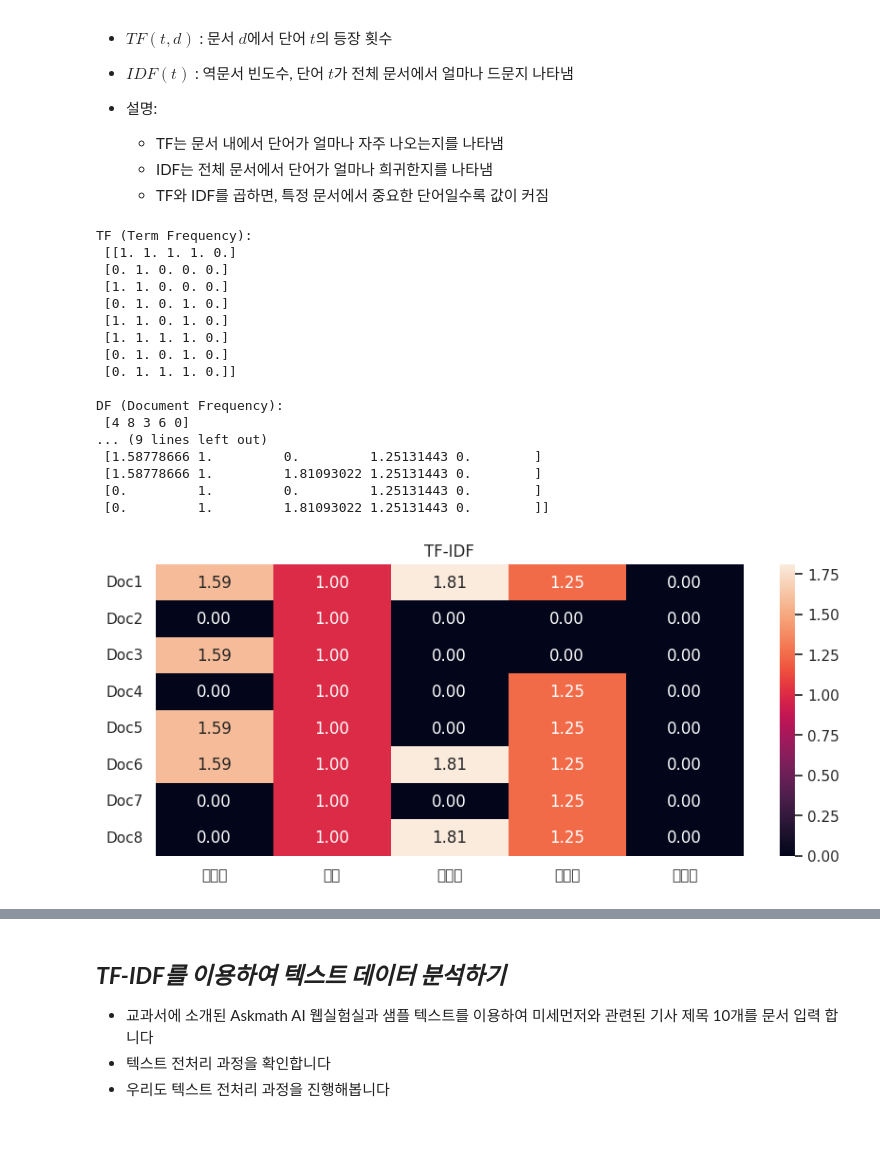
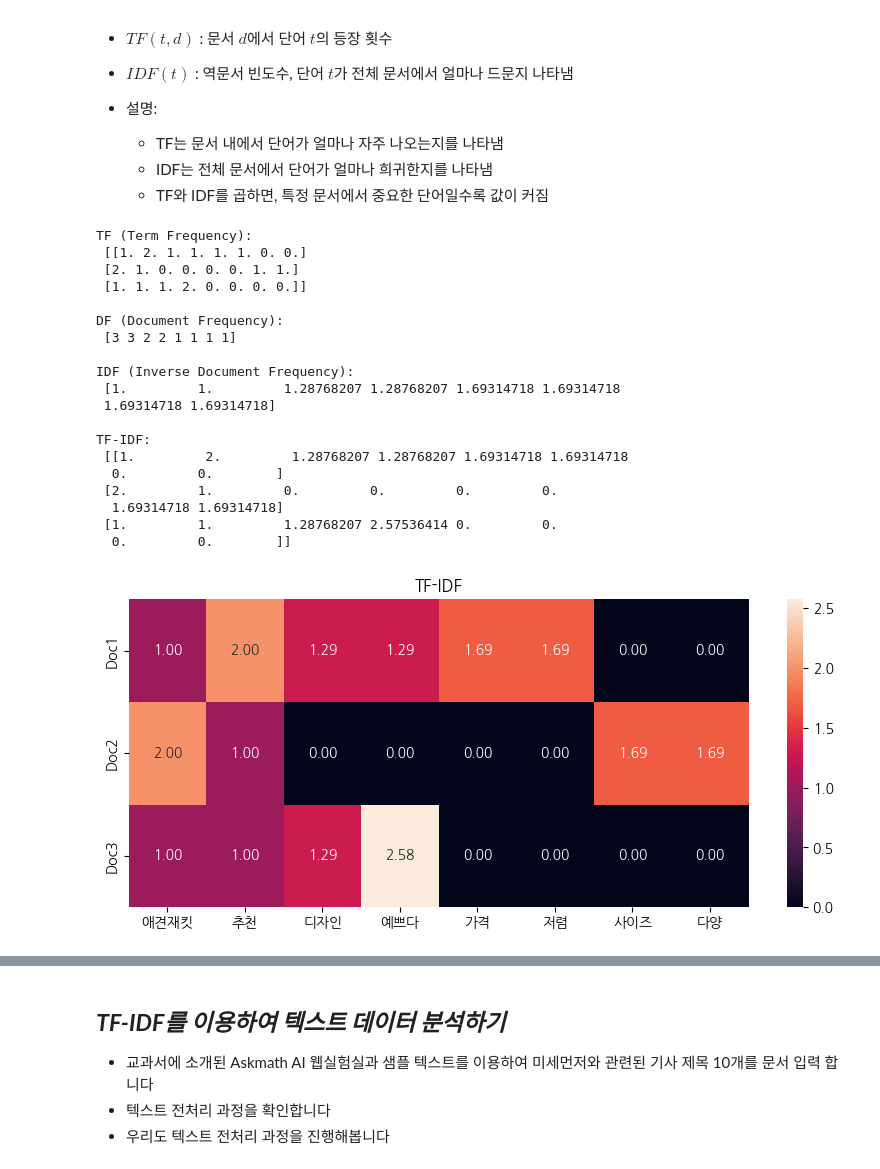
Before and after one commit to suriseven/ai_math, a Jupyter notebook: chap03/chap03.ipynb, the cells around one changed output, grey strips where cells are left out. Cells and saved outputs as stored; diff of their text form; code cells hidden in the pictures; blank space fills up the shorter version.

```diff
--- a/chap03/chap03.ipynb
+++ b/chap03/chap03.ipynb
@@ -109,0 +93,10 @@ Processing triggers for fontconfig (2.13.1-4.2ubuntu5) ...
+# %%
+import matplotlib.font_manager as fm
+
+! sudo apt-get install fonts-nanum
+
+font_path = '/usr/share/fonts/truetype/nanum/NanumGothic.ttf'
+fm.fontManager.addfont(font_path)
+
+import matplotlib.pyplot as plt
+plt.rcParams['font.family'] = 'NanumGothic'
@@ -412,15 +350,6 @@ print("단어별 역문서 빈도수 IDF:", IDF)
 import numpy as np
 import matplotlib.pyplot as plt
 import seaborn as sns
-import matplotlib.font_manager as fm
-
-# 폰트 설정 (Colab, Ubuntu 기준)
-nanum_font_path = '/usr/share/fonts/truetype/nanum/NanumGothic.ttf'
-nanum_font = fm.FontProperties(fname=nanum_font_path)
-plt.rcParams['axes.unicode_minus'] = False
-plt.rc("font", family="NanumGothic")
-sns.set_theme(font="NanumGothic", rc={"axes.unicode_minus":False}, style='white')
-
 
 # 문서 8개, 단어 5개 (짜장면, 짬뽕, 볶음밥, 탕수육, 양장피)
 review_vectors = np.array([
@@ -441,9 +370,7 @@ N = review_vectors.shape[0]
 # 단어별 문서 등장 수
 DF = np.count_nonzero(review_vectors, axis=0)
 # 시각화 (파이 차트, 한글폰트 깨짐방지)
-# labels = ['짜장면', '짬뽕', '볶음밥', '탕수육', '양장피']
-labels = ['jjajang', 'jjangbong', 'friedrice', 'friedpork', 'yangjangpi']
-
+labels = ['짜장면', '짬뽕', '볶음밥', '탕수육', '양장피']
 
 # 역문서 빈도수
 # IDF 스무딩 적용
@@ -478,74 +405,63 @@ plt.show()
 import numpy as np
 import matplotlib.pyplot as plt
 import seaborn as sns
-import matplotlib.font_manager as fm
-
-# 폰트 설정 (Colab, Ubuntu 기준)
-nanum_font_path = '/usr/share/fonts/truetype/nanum/NanumGothic.ttf'
-nanum_font = fm.FontProperties(fname=nanum_font_path)
-plt.rcParams['axes.unicode_minus'] = False
-plt.rc("font", family="NanumGothic")
-sns.set_theme(font="NanumGothic", rc={"axes.unicode_minus":False}, style='white')
 
 # 리뷰 예제
 documents = [
-    "짜장면 먹었는데 짬뽕도 좋았어요, 볶음밥은 그저 그랬고 탕수육은 괜찮아요",
-    "짬뽕이 최고였어요",
-    "짜장면도 좋고 짬뽕도 맛있었어요",
-    "짬뽕이 맛있고 탕수육도 괜찮았어요",
-    "짜장면 먹고 짬뽕도 먹었어요, 탕수육도 괜찮아요",
-    "짜장면, 짬뽕, 볶음밥, 탕수육 다 맛있었어요",
-    "짬뽕과 탕수육 먹었어요",
-    "짬뽕이 맛있고 볶음밥, 탕수육도 괜찮았어요"
+    "애견재킷 추천 디자인 예쁘다 가격 저렴 추천",
+    "애견재킷 추천 애견재킷 사이즈 다양",
+    "예쁘다 애견재킷 추천 디자인 예쁘다",
 ]
 
 # 단어 목록
-labels = ["짜장면", "짬뽕", "볶음밥", "탕수육", "양장피"]
+labels = ["애견재킷", "추천", "디자인", "예쁘다", "가격", "저렴", "사이즈","다양"]
 
 # TF 계산 (문서별 단어 등장 횟수)
 TF = np.zeros((len(documents), len(labels)))
 for i, doc in enumerate(documents):
     for j, w in enumerate(labels):
         TF[i, j] = doc.count(w)
 
 # DF 계산 (문서 빈도수)
 DF = np.sum(TF > 0, axis=0)
 
 # IDF 계산 (역문서 빈도수, +1 smoothing)
 N = len(documents)
 IDF = np.log((N + 1) / (DF + 1)) + 1  # 스무딩
 
 # TF-IDF 계산
 TF_IDF = TF * IDF
 
 print("TF (Term Frequency):\n", TF)
 print("\nDF (Document Frequency):\n", DF)
 print("\nIDF (Inverse Document Frequency):\n", IDF)
 print("\nTF-IDF:\n", TF_IDF)
 
 plt.figure(figsize=(10,4))
 sns.heatmap(TF_IDF, annot=True, fmt=".2f", xticklabels=labels, yticklabels=[f'Doc{i+1}' for i in range(TF_IDF.shape[0])])
 plt.title("TF-IDF")
 plt.show()
 # %% [output]
 TF (Term Frequency):
- [[1. 1. 1. 1. 0.]
- [0. 1. 0. 0. 0.]
- [1. 1. 0. 0. 0.]
- [0. 1. 0. 1. 0.]
- [1. 1. 0. 1. 0.]
- [1. 1. 1. 1. 0.]
- [0. 1. 0. 1. 0.]
- [0. 1. 1. 1. 0.]]
+ [[1. 2. 1. 1. 1. 1. 0. 0.]
+ [2. 1. 0. 0. 0. 0. 1. 1.]
+ [1. 1. 1. 2. 0. 0. 0. 0.]]
 
 DF (Document Frequency):
- [4 8 3 6 0]
-... (9 lines left out)
- [1.58778666 1.         0.         1.25131443 0.        ]
- [1.58778666 1.         1.81093022 1.25131443 0.        ]
- [0.         1.         0.         1.25131443 0.        ]
- [0.         1.         1.81093022 1.25131443 0.        ]]
+ [3 3 2 2 1 1 1 1]
+
+IDF (Inverse Document Frequency):
+ [1.         1.         1.28768207 1.28768207 1.69314718 1.69314718
+ 1.69314718 1.69314718]
+
+TF-IDF:
+ [[1.         2.         1.28768207 1.28768207 1.69314718 1.69314718
+  0.         0.        ]
+ [2.         1.         0.         0.         0.         0.
+  1.69314718 1.69314718]
+ [1.         1.         1.28768207 2.57536414 0.         0.
+  0.         0.        ]]
-[figure, old version]
+[figure, new version]
 # %%
 import numpy as np
 import matplotlib.pyplot as plt
```
Also changed, not shown: parts of 19 cells of this notebook.
